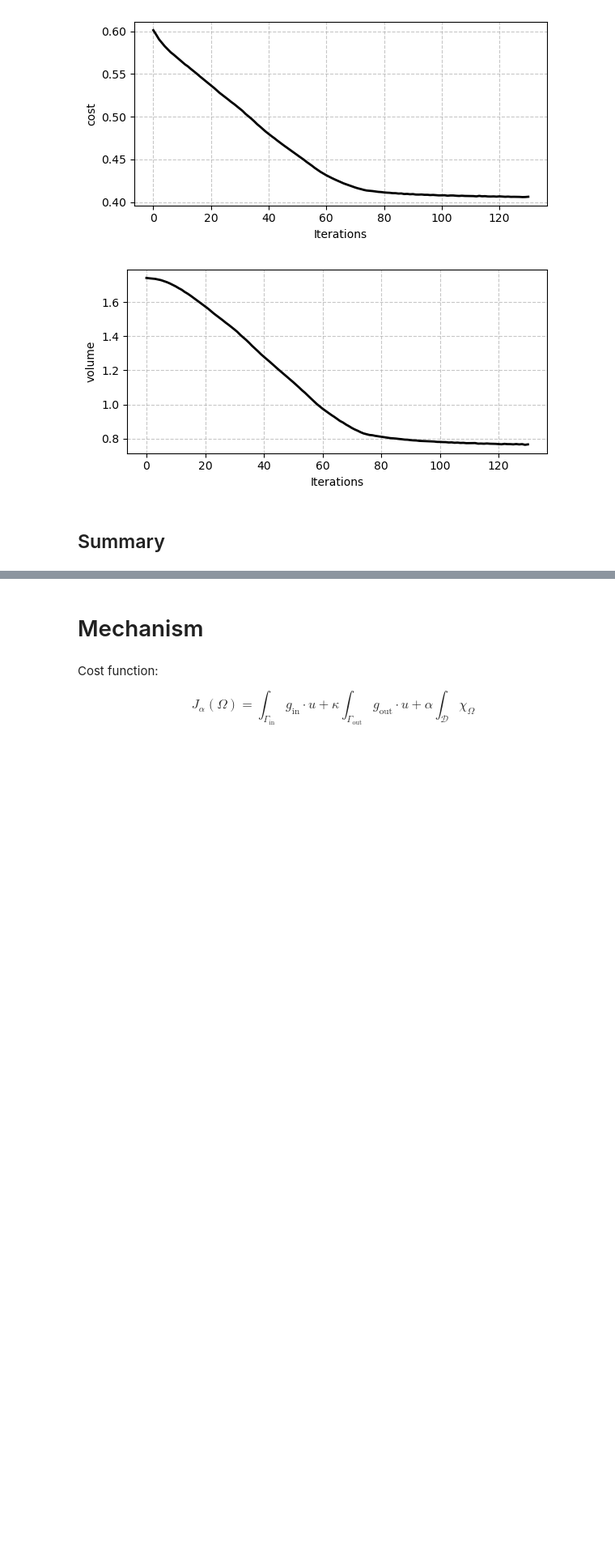
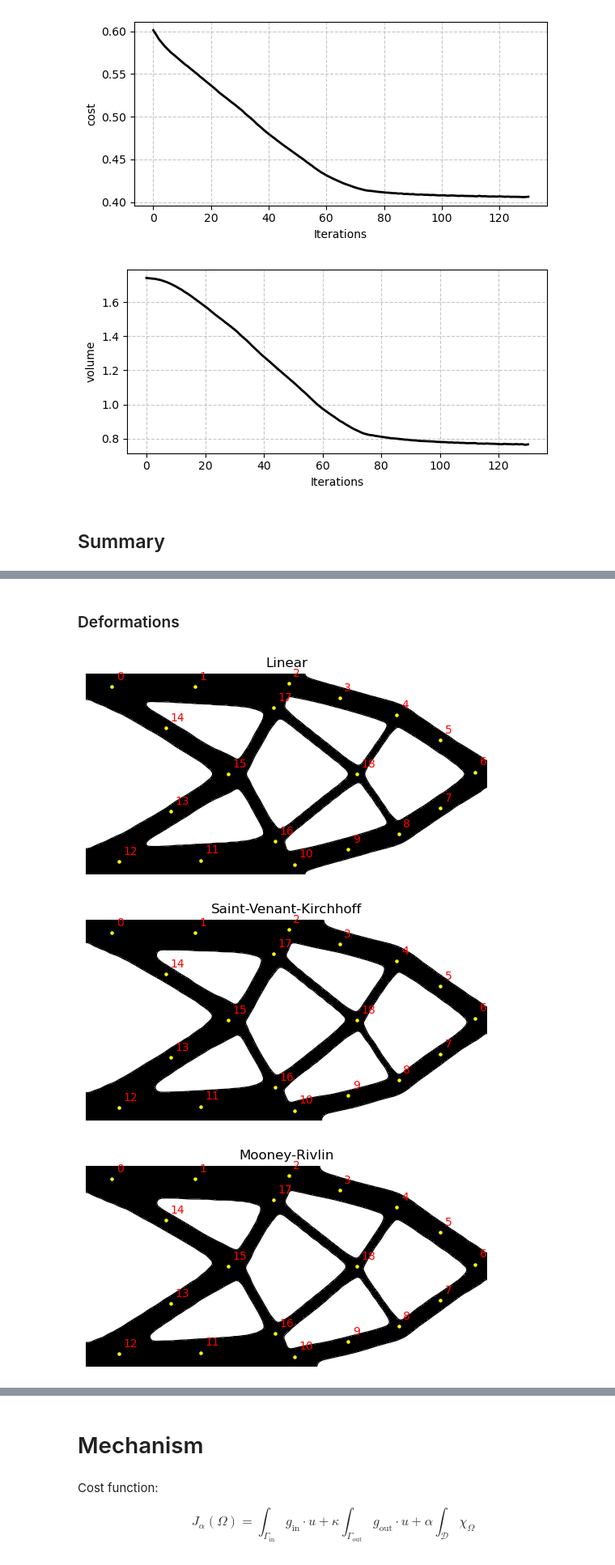
Before and after one commit to PhiFEM/phiFEM_FormOpt, a Jupyter notebook: code/Elasticity.ipynb, the cells around one changed output, grey strips where cells are left out. Shown at 81% size. Drawn from its saved outputs; the diff is of its cells as text; code cells hidden in the pictures; blank space fills up the shorter version.

```diff
--- a/code/Elasticity.ipynb
+++ b/code/Elasticity.ipynb
@@ -330,3 +351,78 @@ for test_path in [Path("../results/t101/"), Path("../results/t102/"), Path("../r
 [figure]
 [figure]
 [figure]
+# %% [markdown]
+### Deformations
+# %%
+
+idxs = [
+    2972,
+    7671,
+    13144,
+    15843,
+    19079,
+    21230,
+    22610,
+    20159,
+    17371,
+    14254,
+    10909,
+    5490,
+    846,
+    4454,
+    5346,
+    8328,
+    10114,
+    11869,
+    15824
+]
+
+test_path = Path("../results/t101/")
+cost_values = np.load(test_path / "data.npz")["cost"]
+norms1 = plot_lv_with_control_pts(test_path, 180, [[0.0, 2.0], [0.0, 1.0]], idxs, title="Linear")
+test_path = Path("../results/t102/")
+cost_values = np.load(test_path / "data.npz")["cost"]
+norms2 = plot_lv_with_control_pts(test_path, 180, [[0.0, 2.0], [0.0, 1.0]], idxs, title="Saint-Venant-Kirchhoff")
+test_path = Path("../results/t103/")
+cost_values = np.load(test_path / "data.npz")["cost"]
+norms3 = plot_lv_with_control_pts(test_path, 180, [[0.0, 2.0], [0.0, 1.0]], idxs, title="Mooney-Rivlin")
+
+control_points = [0,6,9,11]
+factors = np.linspace(0, 1.0, 200)[1:]
+forces = factors[:180]*25.0
+
+import matplotlib.pyplot as plt
+
+
+groups = [norms1[control_points], norms2[control_points], norms3[control_points]]
+
+# Colores para cada grupo
+colors = ['black', 'green', 'blue']
+labels = ["Linear", "SVK", "MR"]
+
+# Marcadores para cada fila
+markers = ['o', 's', '^', 'd']  # círculo, cuadrado, triángulo, diamante
+
+# Crear figura y ejes
+fig, ax = plt.subplots(figsize=(10, 6))
+
+# Plotear cada grupo
+for g_idx, group in enumerate(groups):
+    color = colors[g_idx]
+    for f_idx, row in enumerate(group):
+        ax.plot(row, forces, marker=markers[f_idx], color=color, markevery=10, label=labels[g_idx] + "-" + str(control_points[f_idx]))
+
+# Evitar etiquetas duplicadas en la leyenda
+handles, labels = ax.get_legend_handles_labels()
+by_label = dict(zip(labels, handles))
+ax.legend(by_label.values(), by_label.keys(), fontsize=9)
+
+ax.set_xlabel('Displacement = norm of u(control point)')
+ax.set_ylabel('Forces')
+ax.grid(True)
+
+plt.show()
+# %% [output]
+[figure, added]
+[figure, added]
+[figure, added]
```
Also changed, not shown: parts of 16 cells of this notebook, 8 other files.
